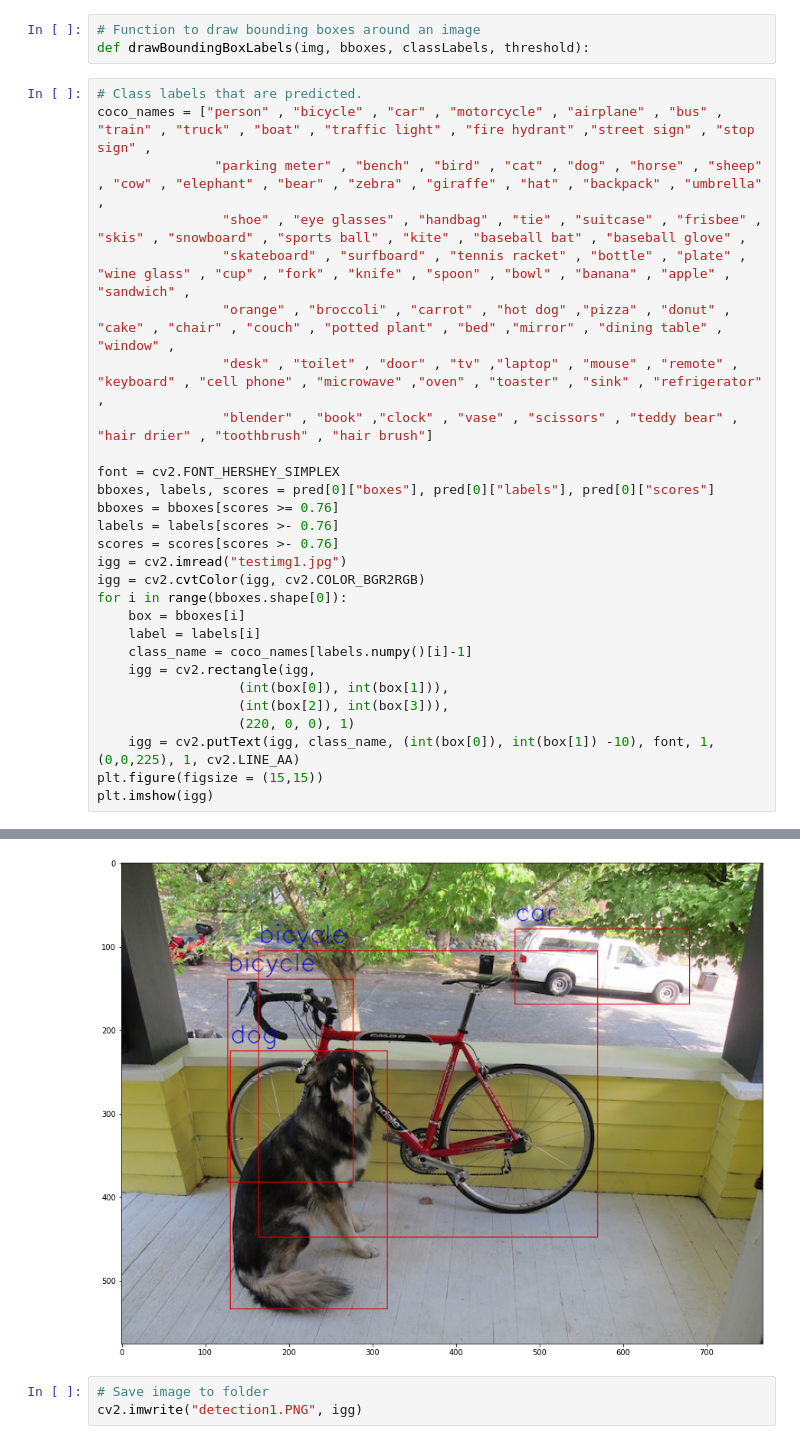
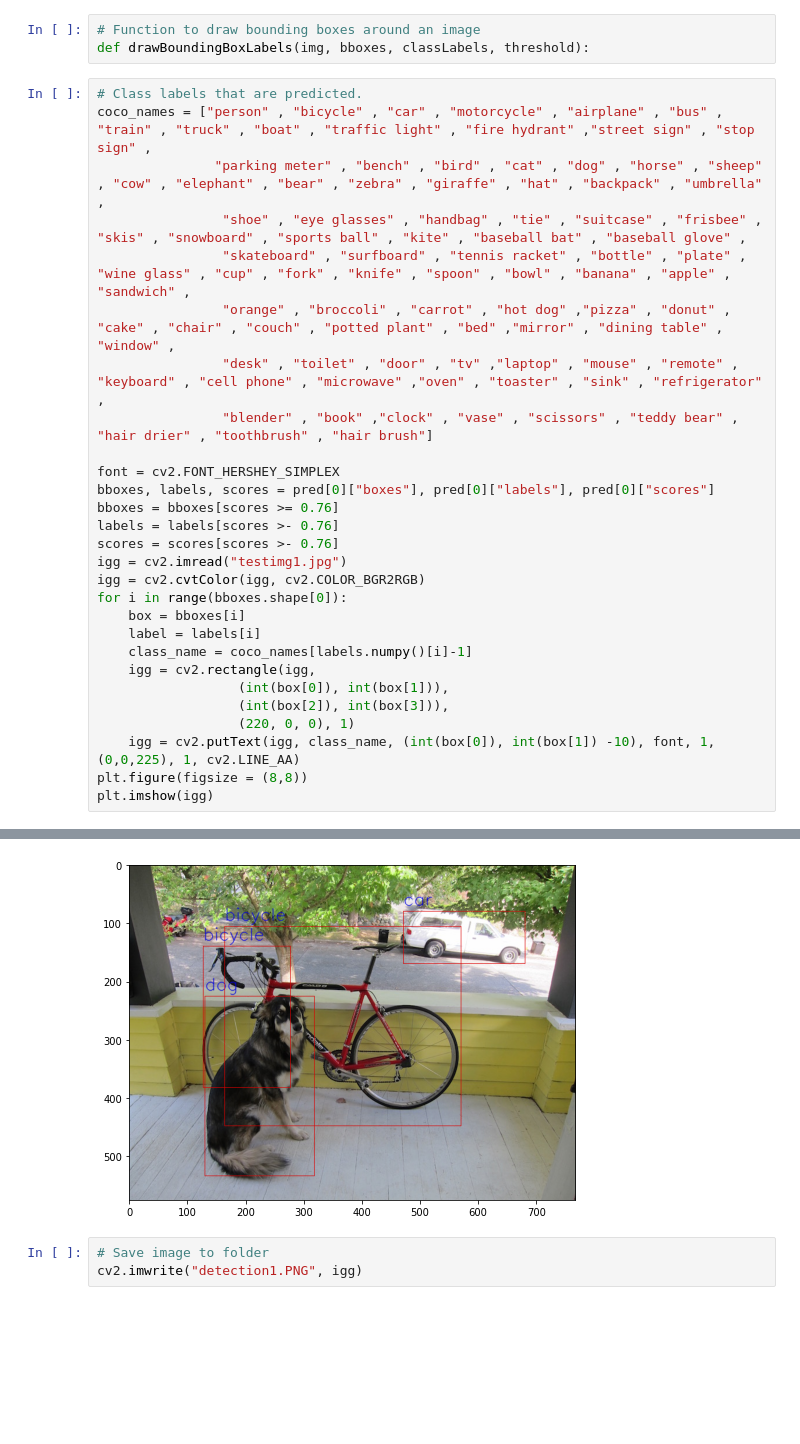
Before and after one commit to YassYe/Deeplearning-Workshops-FYP, a Jupyter notebook: ObjectDetection.ipynb, the cells around one changed output, grey strips where cells are left out. Saved outputs shown, nothing was run; the diff lists cells and outputs as text; blank space fills up the shorter version.

```diff
--- a/ObjectDetection.ipynb
+++ b/ObjectDetection.ipynb
@@ -59,34 +59,34 @@ def drawBoundingBoxLabels(img, bboxes, classLabels, threshold):
 # %%
 # Class labels that are predicted.
 coco_names = ["person" , "bicycle" , "car" , "motorcycle" , "airplane" , "bus" , "train" , "truck" , "boat" , "traffic light" , "fire hydrant" ,"street sign" , "stop sign" ,
                "parking meter" , "bench" , "bird" , "cat" , "dog" , "horse" , "sheep" , "cow" , "elephant" , "bear" , "zebra" , "giraffe" , "hat" , "backpack" , "umbrella" ,
                 "shoe" , "eye glasses" , "handbag" , "tie" , "suitcase" , "frisbee" , "skis" , "snowboard" , "sports ball" , "kite" , "baseball bat" , "baseball glove" ,
                 "skateboard" , "surfboard" , "tennis racket" , "bottle" , "plate" , "wine glass" , "cup" , "fork" , "knife" , "spoon" , "bowl" , "banana" , "apple" , "sandwich" ,
                 "orange" , "broccoli" , "carrot" , "hot dog" ,"pizza" , "donut" , "cake" , "chair" , "couch" , "potted plant" , "bed" ,"mirror" , "dining table" , "window" ,
                 "desk" , "toilet" , "door" , "tv" ,"laptop" , "mouse" , "remote" , "keyboard" , "cell phone" , "microwave" ,"oven" , "toaster" , "sink" , "refrigerator" ,
                 "blender" , "book" ,"clock" , "vase" , "scissors" , "teddy bear" , "hair drier" , "toothbrush" , "hair brush"]
 
 font = cv2.FONT_HERSHEY_SIMPLEX
 bboxes, labels, scores = pred[0]["boxes"], pred[0]["labels"], pred[0]["scores"]
 bboxes = bboxes[scores >= 0.76]
 labels = labels[scores >- 0.76]
 scores = scores[scores >- 0.76]
 igg = cv2.imread("testimg1.jpg")
 igg = cv2.cvtColor(igg, cv2.COLOR_BGR2RGB)
 for i in range(bboxes.shape[0]):
     box = bboxes[i]
     label = labels[i]
     class_name = coco_names[labels.numpy()[i]-1]
     igg = cv2.rectangle(igg,
                   (int(box[0]), int(box[1])),
                   (int(box[2]), int(box[3])),
                   (220, 0, 0), 1)
     igg = cv2.putText(igg, class_name, (int(box[0]), int(box[1]) -10), font, 1, (0,0,225), 1, cv2.LINE_AA)
-plt.figure(figsize = (15,15))
+plt.figure(figsize = (8,8))
 plt.imshow(igg)
 # %% [output]
 <matplotlib.image.AxesImage at 0x...>
-[figure, old version]
+[figure, new version]
 # %%
 # Save image to folder
 cv2.imwrite("detection1.PNG", igg)
```
Also changed, not shown: parts of 7 cells of this notebook.
